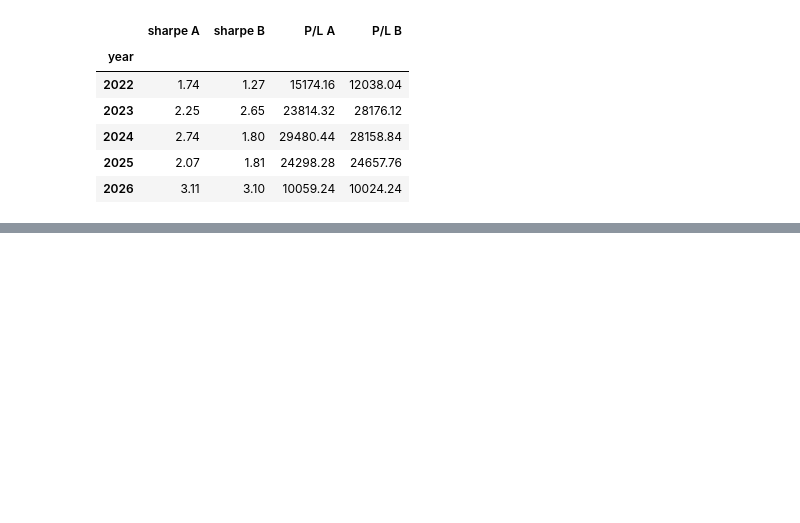
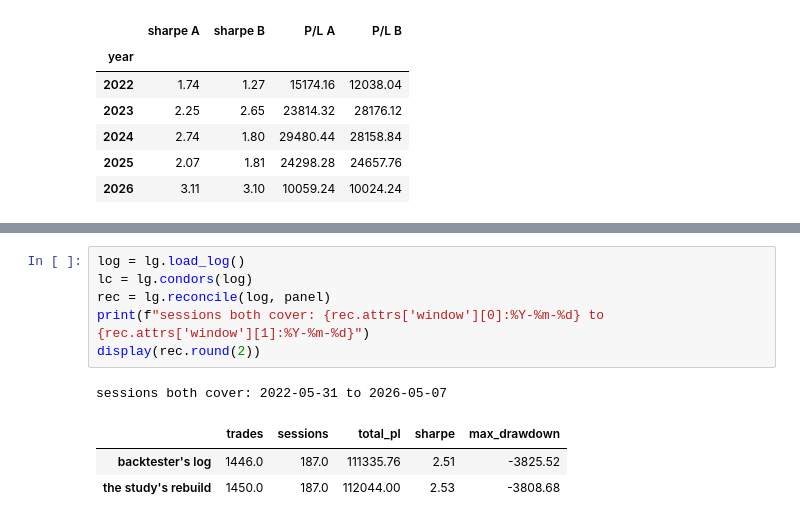
Before and after one commit to adam-masri24/ic-strat-notebooks, a Jupyter notebook: strategies/ic_strat/notebooks/ic_analysis.ipynb, the cells around one changed output, grey strips where cells are left out. Drawn from its saved outputs; the diff is of its cells as text; blank space fills up the shorter version.

```diff
--- a/strategies/ic_strat/notebooks/ic_analysis.ipynb
+++ b/strategies/ic_strat/notebooks/ic_analysis.ipynb
@@ -1628,0 +1640,11 @@ display(by2)
+# %%
+log = lg.load_log()
+lc = lg.condors(log)
+rec = lg.reconcile(log, panel)
+print(f"sessions both cover: {rec.attrs['window'][0]:%Y-%m-%d} to {rec.attrs['window'][1]:%Y-%m-%d}")
+display(rec.round(2))
+# %% [output]
+sessions both cover: 2022-05-31 to 2026-05-07
+|  | trades | sessions | total_pl | sharpe | max_drawdown |
+| backtester's log | 1446.0 | 187.0 | 111335.76 | 2.51 | -3825.52 |
+| the study's rebuild | 1450.0 | 187.0 | 112044.00 | 2.53 | -3808.68 |
```
Also changed, not shown: parts of 11 cells of this notebook, 3 other files.
